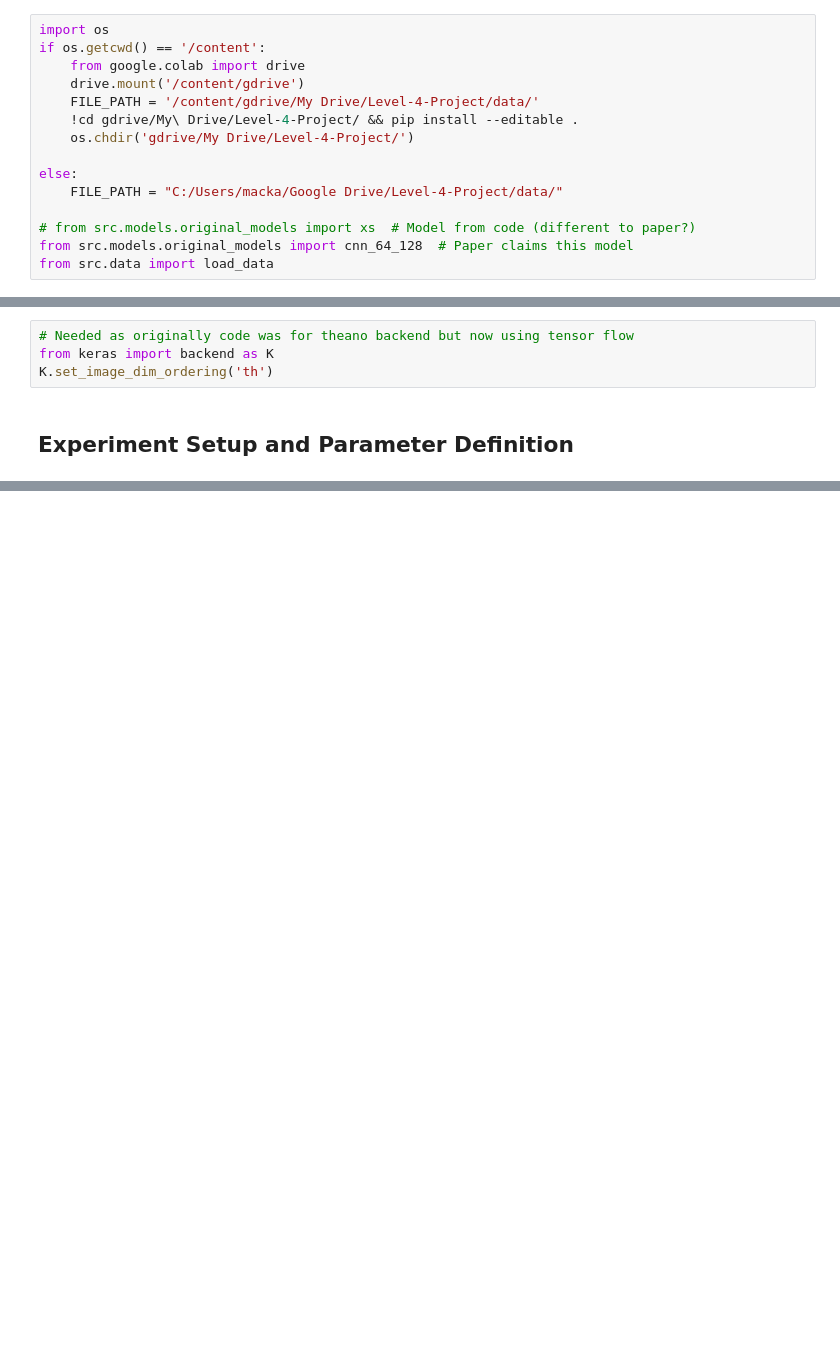
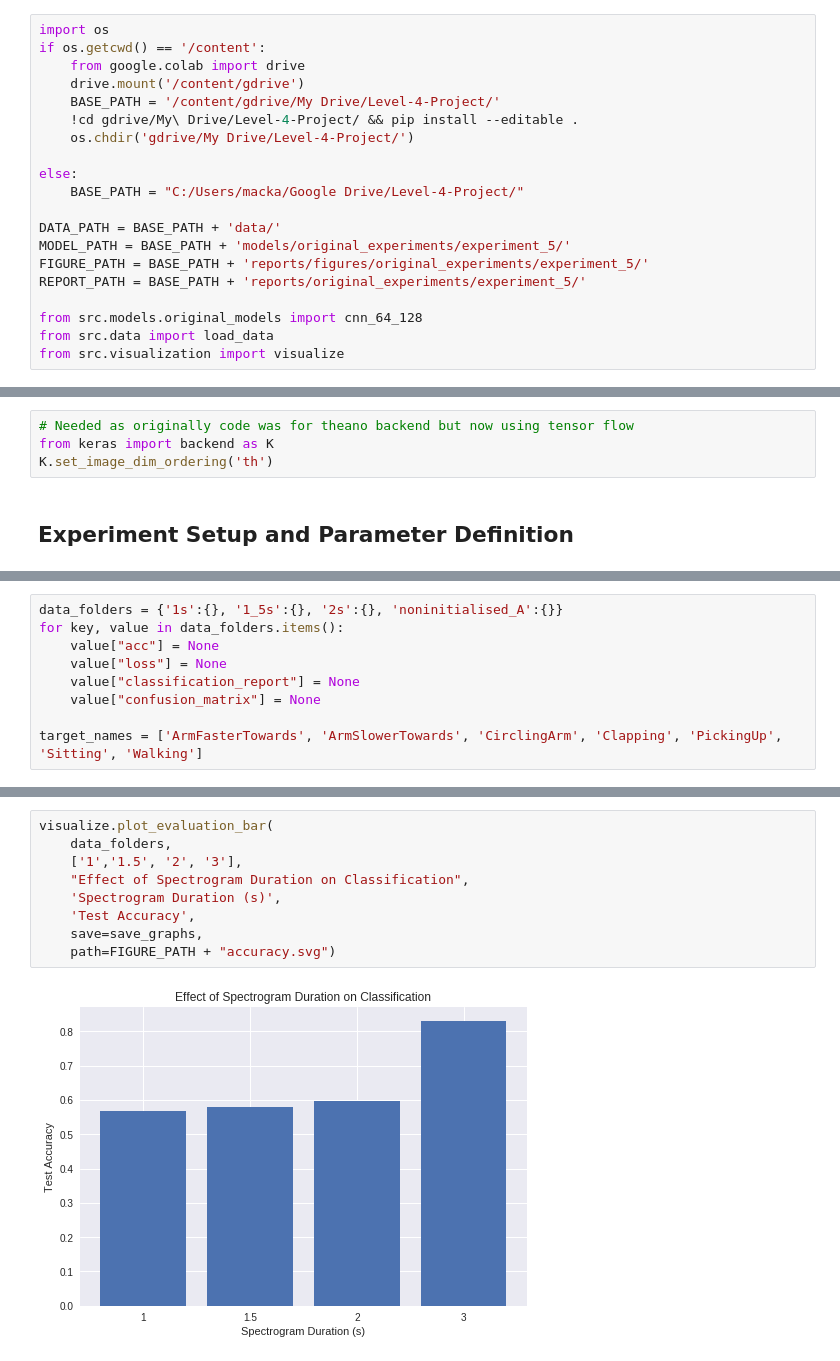
Before and after one commit to Andrew-Mackay/Adapting-the-WaveNet-Deep-Learning-Model-for-RADAR-Classification, a Jupyter notebook: notebooks/reproducing_original_experiments/experiment_5.ipynb, the cells around one changed output, grey strips where cells are left out. Cells and saved outputs as stored; diff of their text form; blank space fills up the shorter version.

Commit message:
finished setting up all of the original experiments

```diff
--- a/notebooks/reproducing_original_experiments/experiment_5.ipynb
+++ b/notebooks/reproducing_original_experiments/experiment_5.ipynb
@@ -21,16 +19,21 @@ import os
 if os.getcwd() == '/content':
     from google.colab import drive
     drive.mount('/content/gdrive')
-    FILE_PATH = '/content/gdrive/My Drive/Level-4-Project/data/'
+    BASE_PATH = '/content/gdrive/My Drive/Level-4-Project/'
     !cd gdrive/My\ Drive/Level-4-Project/ && pip install --editable .
     os.chdir('gdrive/My Drive/Level-4-Project/')
 
 else:
-    FILE_PATH = "C:/Users/macka/Google Drive/Level-4-Project/data/"
+    BASE_PATH = "C:/Users/macka/Google Drive/Level-4-Project/"
 
-# from src.models.original_models import xs  # Model from code (different to paper?)
-from src.models.original_models import cnn_64_128  # Paper claims this model
+DATA_PATH = BASE_PATH + 'data/'
+MODEL_PATH = BASE_PATH + 'models/original_experiments/experiment_5/'
+FIGURE_PATH = BASE_PATH + 'reports/figures/original_experiments/experiment_5/'
+REPORT_PATH = BASE_PATH + 'reports/original_experiments/experiment_5/'
+
+from src.models.original_models import cnn_64_128
 from src.data import load_data
+from src.visualization import visualize
 # %% [output]
 Drive already mounted at /content/gdrive; to attempt to forcibly remount, call drive.mount("/content/gdrive", force_remount=True).
 Obtaining file:///content/gdrive/My%20Drive/Level-4-Project
@@ -65 +65,10 @@ data_folders = ['1s', '1_5s', '2s', 'noninitialised_A']
+# %%
+data_folders = {'1s':{}, '1_5s':{}, '2s':{}, 'noninitialised_A':{}}
+for key, value in data_folders.items():
+    value["acc"] = None
+    value["loss"] = None
+    value["classification_report"] = None
+    value["confusion_matrix"] = None
+
+target_names = ['ArmFasterTowards', 'ArmSlowerTowards', 'CirclingArm', 'Clapping', 'PickingUp', 'Sitting', 'Walking']
 # %%
@@ -208,0 +160,11 @@ plt.show()
+# %%
+visualize.plot_evaluation_bar(
+    data_folders,
+    ['1','1.5', '2', '3'],
+    "Effect of Spectrogram Duration on Classification",
+    'Spectrogram Duration (s)',
+    'Test Accuracy',
+    save=save_graphs,
+    path=FIGURE_PATH + "accuracy.svg")
+# %% [output]
+[figure, added]
```
Also changed, not shown: parts of 22 cells of this notebook, 22 other files.
